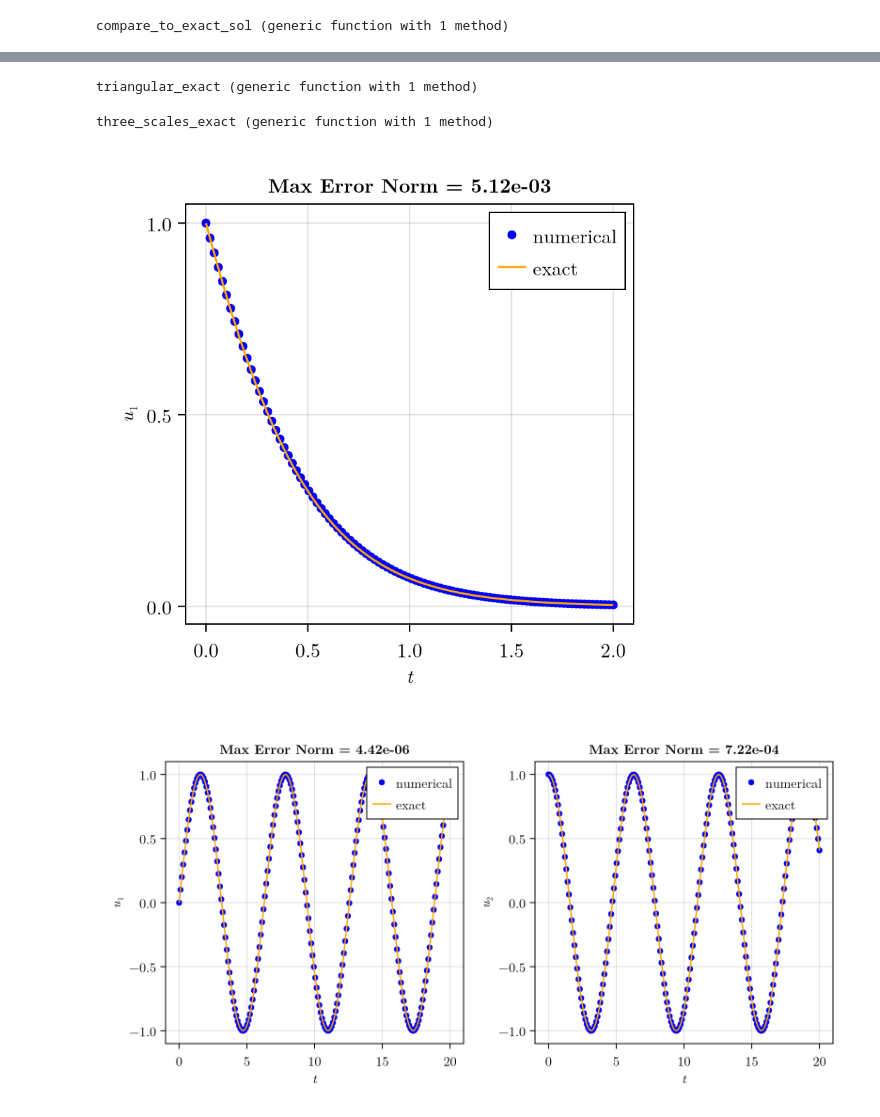
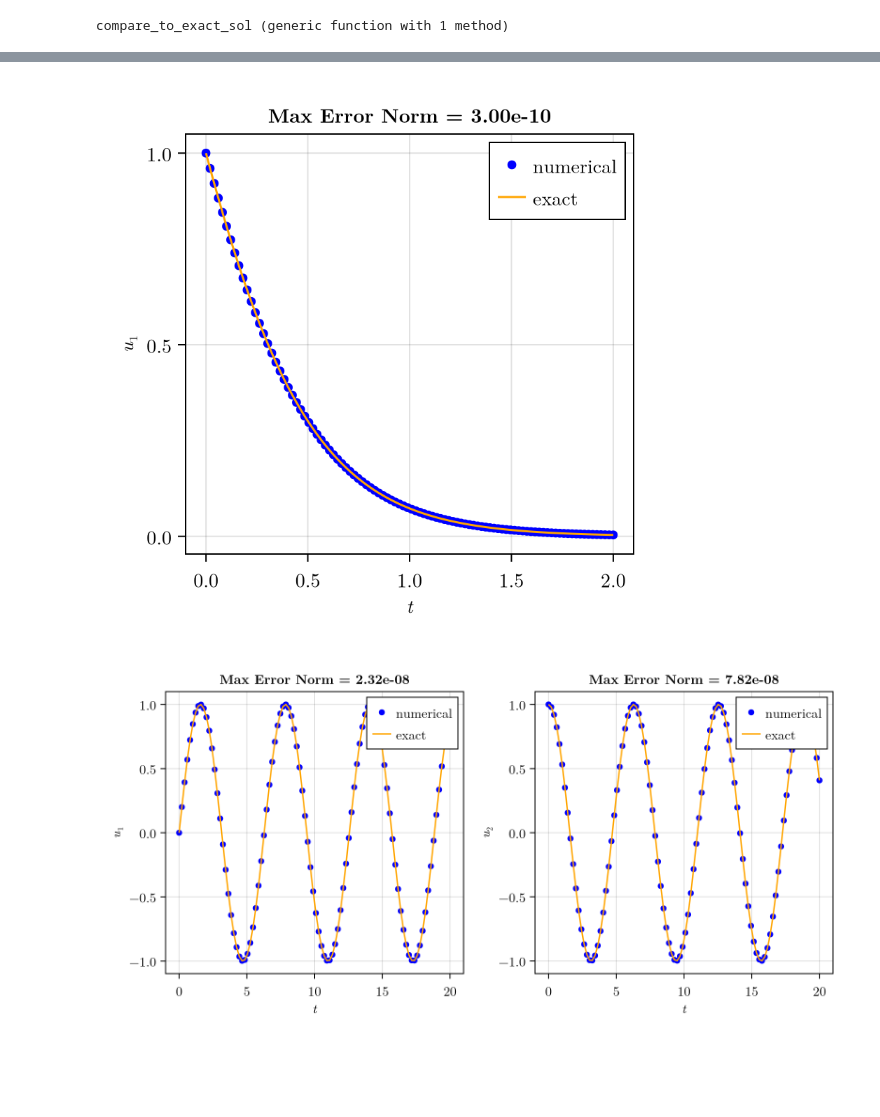
Before and after one commit to MichaelBarmann/diff-eq-tools, a Jupyter notebook: src/ode_tools/solvers/etd/test_etd_solvers.ipynb, the cells around one changed output, grey strips where cells are left out. Drawn from its saved outputs; the diff is of its cells as text; code cells hidden in the pictures; blank space fills up the shorter version.

Commit message:
Made compute_error_estimate non-allocating, and fixed some bugs in the ETD coefficients. Also ran a bunch of tests. Works well on 5 tests problems, with one small caveat.

```diff
--- a/src/ode_tools/solvers/etd/test_etd_solvers.ipynb
+++ b/src/ode_tools/solvers/etd/test_etd_solvers.ipynb
@@ -106,52 +74,22 @@ rotation_exact (generic function with 2 methods)
-# %%
-#PROBLEM 3: Triangular system
-p = 1e3
-A = Diagonal([-1 0; 0 -p])
-triangular_nonlin(u,p,t) = [0, p*u[1]^2]
-
-u0 = [1.0, 0.0]
-triangular_prob = SplitODEProblem(MatrixOperator(A), triangular_nonlin, u0, (0.0, 10.0), p)
-
-function triangular_exact(u₀, p, t)
-
-    x₀, y₀ = u₀
-    λ = p
-
-    x = x₀*exp(-t)
-    y = y₀*exp(-λ*t) + (λ/(λ-2)) * x₀^2 * (exp(-2*t) - exp(-λ*t))
-
-    return [x, y]
-end
-# %% [output]
-triangular_exact (generic function with 1 method)
-# %%
-#PROBLEM 4: Three-Scales System
-p = (a = 1e2, b = 1e4)
-A = Diagonal([-1.0, -p.a, -p.b])
-u0 = [1.0, 0.0, 0.0]
-
-three_scales_nonlin(u,p,t) = [0, (p.a)*u[1]^2, (p.b)*u[1]*u[2]]
-three_scales_prob = SplitODEProblem(MatrixOperator(A), three_scales_nonlin, u0, (0.0, 10.0), p)
-
-function three_scales_exact(u₀,p,t)
-
-    @unpack a, b = p
-
-    x₀ = exp(-t)
-    y₀ = (a/(a-2))*(exp(-2t) - exp(-a*t))
-    z₀ = (a*b/(a-2))*((exp(-3*t) - exp(-b*t))/(b-3) - (exp(-(a+1)*t) - exp(-b*t)) / (b - a - 1))
-
-    return [x₀, y₀, z₀]
-end
-# %% [output]
-three_scales_exact (generic function with 1 method)
 # %%
-compare_to_exact_sol(ETDRK43(), riccati_prob, riccati_exact; nsave = 100, dt = 0.1, abstol = 1e-4, reltol = 1e-4, adaptive = false, make_plot = true);
-compare_to_exact_sol(ETDRK43(), rotation_prob, rotation_exact; nsave = 200, dt = 0.01, abstol = 1e-12, reltol = 1e-8, adaptive = true, make_plot = true);
-compare_to_exact_sol(ETDRK43(), triangular_prob, triangular_exact; nsave = 100, dt = 0.01, abstol = 1e-12, reltol = 1e-8, adaptive = true, make_plot = true);
-compare_to_exact_sol(ETDRK43(), three_scales_prob, three_scales_exact; nsave = 100, dt = 0.01, abstol = 1e-12, reltol = 1e-8, adaptive = true, make_plot = true);
+#############################
+#Compare with EXACT solutions
+#############################
+
+adaptive = true
+alg = ETDRK43()
+dt = 0.01
+
+abstol = 1e-10
+reltol = 1e-8
+
+compare_to_exact_sol(alg, riccati_prob, riccati_exact; nsave = 100, dt = dt, abstol = abstol, reltol = reltol, adaptive = adaptive, make_plot = true);
+compare_to_exact_sol(alg, rotation_prob, rotation_exact; nsave = 100, dt = dt, abstol = abstol, reltol = reltol, adaptive = adaptive, make_plot = true);
+compare_to_exact_sol(alg, triangular_prob, triangular_exact; nsave = 100, dt = dt, abstol = abstol, reltol = reltol, adaptive = adaptive, make_plot = true);
+compare_to_exact_sol(alg, three_scales_prob, three_scales_exact; nsave = 100, dt = dt, abstol = abstol, reltol = reltol, adaptive = adaptive, make_plot = true);
+compare_to_exact_sol(alg, sharp_transition_prob, sharp_transition_exact; nsave = 100, dt = dt, abstol = abstol, reltol = reltol, adaptive = adaptive, make_plot = true);
 # %% [output]
-[figure, old version]
+[figure, new version]
-[figure, old version]
+[figure, new version]
 [figure]
 [figure]
```
Also changed, not shown: parts of 16 cells of this notebook, 5 other files.
